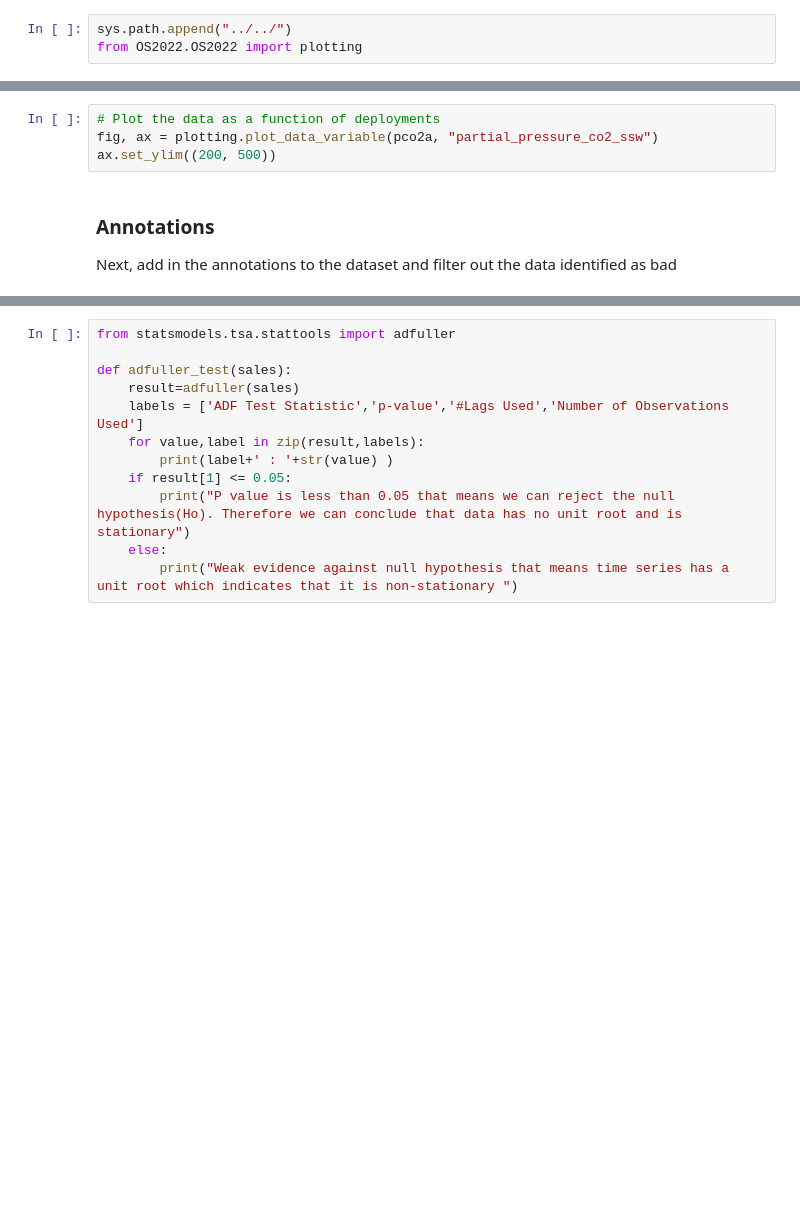
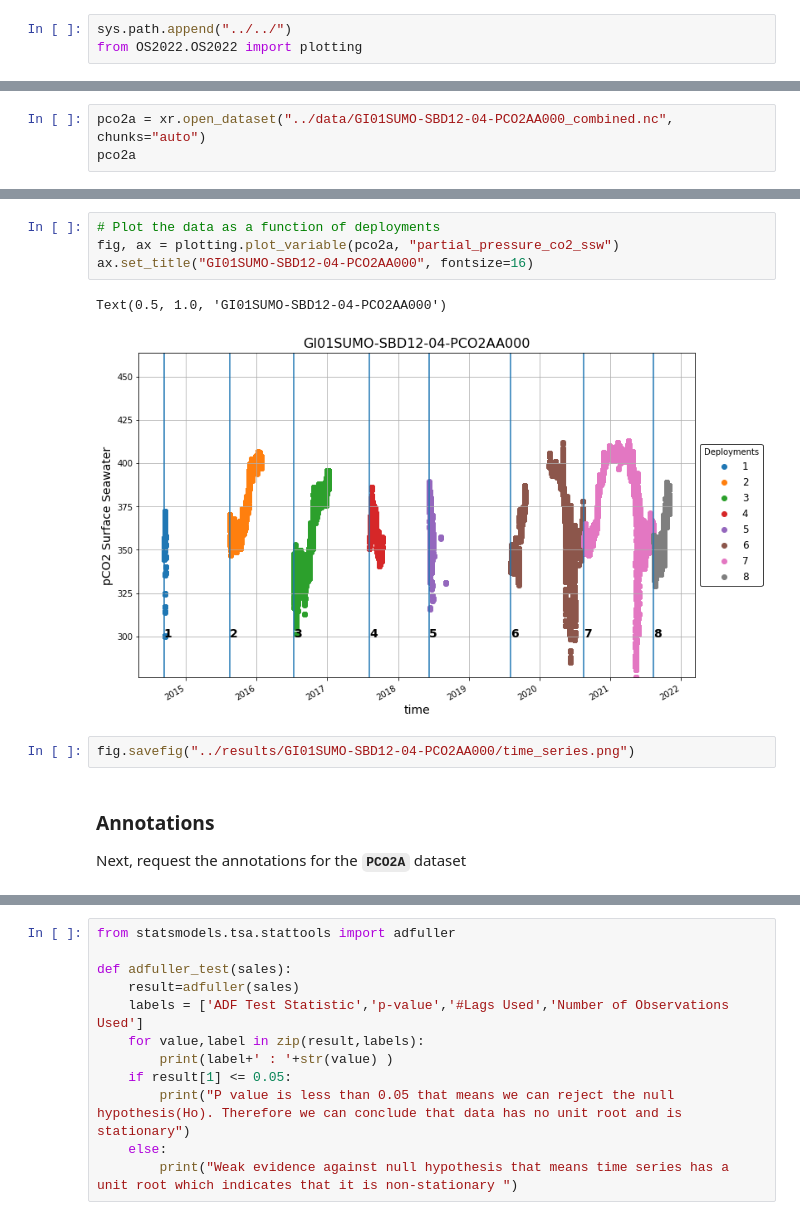
Before and after one commit to reedan88/Ocean-Sciences-2022, a Jupyter notebook: carbon_system/scripts/Data_Analysis.ipynb, the cells around one changed output, grey strips where cells are left out. Cells and saved outputs as stored; diff of their text form; blank space fills up the shorter version.

````diff
--- a/carbon_system/scripts/Data_Analysis.ipynb
+++ b/carbon_system/scripts/Data_Analysis.ipynb
@@ -115,0 +168,3 @@ pco2a
+# %%
+pco2a = xr.open_dataset("../data/GI01SUMO-SBD12-04-PCO2AA000_combined.nc", chunks="auto")
+pco2a
@@ -116,8 +189,13 @@ pco2a
 # %%
 # Plot the data as a function of deployments
-fig, ax = plotting.plot_data_variable(pco2a, "partial_pressure_co2_ssw")
-ax.set_ylim((200, 500))
+fig, ax = plotting.plot_variable(pco2a, "partial_pressure_co2_ssw")
+ax.set_title("GI01SUMO-SBD12-04-PCO2AA000", fontsize=16)
+# %% [output]
+Text(0.5, 1.0, 'GI01SUMO-SBD12-04-PCO2AA000')
+[figure, added]
+# %%
+fig.savefig("../results/GI01SUMO-SBD12-04-PCO2AA000/time_series.png")
 # %% [markdown]
 ### Annotations
-Next, add in the annotations to the dataset and filter out the data identified as bad
+Next, request the annotations for the **```PCO2A```** dataset
 # %%
````
Also changed, not shown: parts of 260 cells of this notebook, 3 other files.
